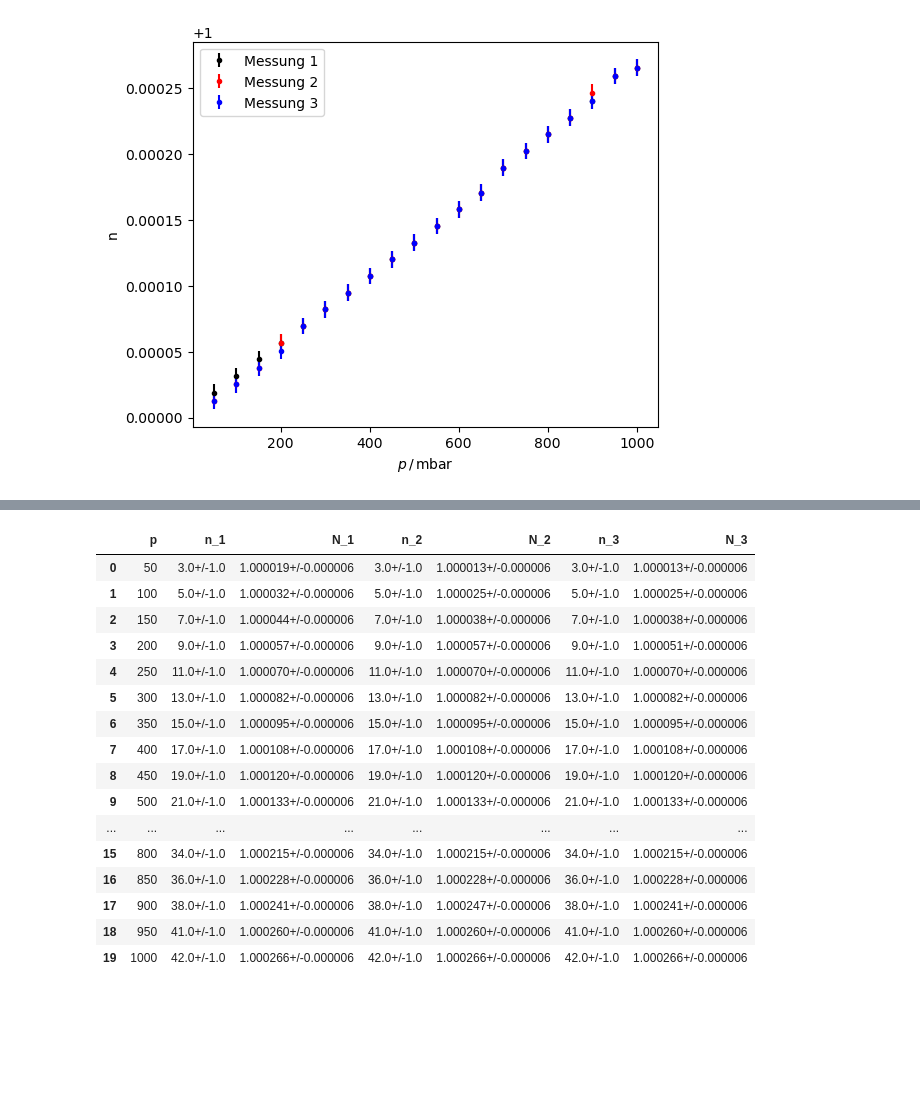
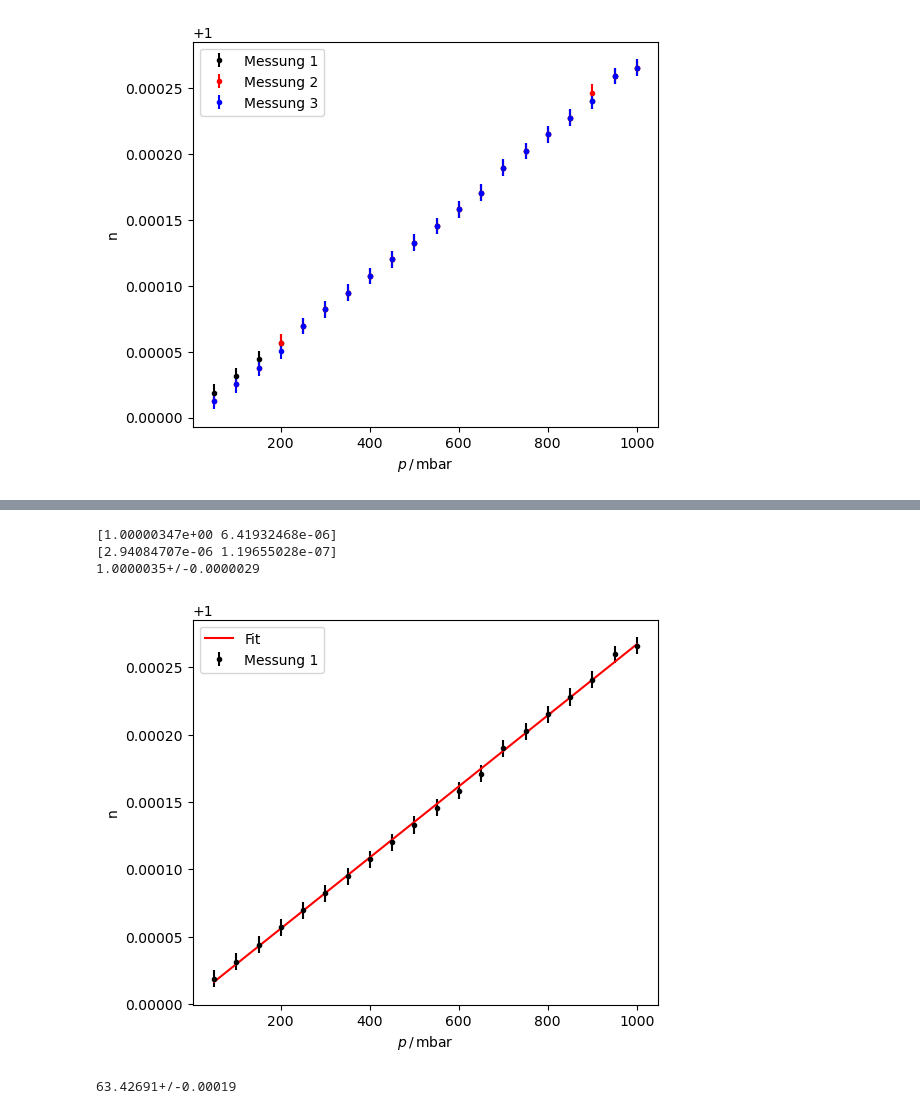
Before and after one commit to SamGTex/FP_Master_WS22-23, a Jupyter notebook: V64_Interferometrie/python/main.ipynb, the cells around one changed output, grey strips where cells are left out. Drawn from its saved outputs; the diff is of its cells as text; code cells hidden in the pictures; blank space fills up the shorter version.

```diff
--- a/V64_Interferometrie/python/main.ipynb
+++ b/V64_Interferometrie/python/main.ipynb
@@ -172,3 +173,0 @@ print(dif1)
-# %%
-def n_luft(dif):
-    return 1 + (dif * (T_1/T_0) * (p_0/(p_2 - p_1)) )
@@ -205,3 +174,9 @@ df2
+# %%
+T_1 = 19.9 + 273.15 #Kelvin
+T_0 = 15 + 273.15 #Kelvin
+p_0 = 1013 * 100 #pa
+R = 8.314 #J/mol K
+p = df2["p"].to_numpy() #mbar
 # %%
 df2["N_1"] = n_1
 df2["N_2"] = n_2
@@ -233,21 +209,27 @@ df2
-# %%
-df2 = df2[['p', 'n_1', 'N_1', 'n_2', 'N_2', 'n_3', 'N_3']]
-df2
-# %% [output]
-|  | p | n_1 | N_1 | n_2 | N_2 | n_3 | N_3 |
-| 0 | 50 | 3.0+/-1.0 | 1.000019+/-0.000006 | 3.0+/-1.0 | 1.000013+/-0.000006 | 3.0+/-1.0 | 1.000013+/-0.000006 |
-| 1 | 100 | 5.0+/-1.0 | 1.000032+/-0.000006 | 5.0+/-1.0 | 1.000025+/-0.000006 | 5.0+/-1.0 | 1.000025+/-0.000006 |
-| 2 | 150 | 7.0+/-1.0 | 1.000044+/-0.000006 | 7.0+/-1.0 | 1.000038+/-0.000006 | 7.0+/-1.0 | 1.000038+/-0.000006 |
-| 3 | 200 | 9.0+/-1.0 | 1.000057+/-0.000006 | 9.0+/-1.0 | 1.000057+/-0.000006 | 9.0+/-1.0 | 1.000051+/-0.000006 |
-| 4 | 250 | 11.0+/-1.0 | 1.000070+/-0.000006 | 11.0+/-1.0 | 1.000070+/-0.000006 | 11.0+/-1.0 | 1.000070+/-0.000006 |
-| 5 | 300 | 13.0+/-1.0 | 1.000082+/-0.000006 | 13.0+/-1.0 | 1.000082+/-0.000006 | 13.0+/-1.0 | 1.000082+/-0.000006 |
-| 6 | 350 | 15.0+/-1.0 | 1.000095+/-0.000006 | 15.0+/-1.0 | 1.000095+/-0.000006 | 15.0+/-1.0 | 1.000095+/-0.000006 |
-| 7 | 400 | 17.0+/-1.0 | 1.000108+/-0.000006 | 17.0+/-1.0 | 1.000108+/-0.000006 | 17.0+/-1.0 | 1.000108+/-0.000006 |
-| 8 | 450 | 19.0+/-1.0 | 1.000120+/-0.000006 | 19.0+/-1.0 | 1.000120+/-0.000006 | 19.0+/-1.0 | 1.000120+/-0.000006 |
-| 9 | 500 | 21.0+/-1.0 | 1.000133+/-0.000006 | 21.0+/-1.0 | 1.000133+/-0.000006 | 21.0+/-1.0 | 1.000133+/-0.000006 |
-| ... | ... | ... | ... | ... | ... | ... | ... |
-| 15 | 800 | 34.0+/-1.0 | 1.000215+/-0.000006 | 34.0+/-1.0 | 1.000215+/-0.000006 | 34.0+/-1.0 | 1.000215+/-0.000006 |
-| 16 | 850 | 36.0+/-1.0 | 1.000228+/-0.000006 | 36.0+/-1.0 | 1.000228+/-0.000006 | 36.0+/-1.0 | 1.000228+/-0.000006 |
-| 17 | 900 | 38.0+/-1.0 | 1.000241+/-0.000006 | 38.0+/-1.0 | 1.000247+/-0.000006 | 38.0+/-1.0 | 1.000241+/-0.000006 |
-| 18 | 950 | 41.0+/-1.0 | 1.000260+/-0.000006 | 41.0+/-1.0 | 1.000260+/-0.000006 | 41.0+/-1.0 | 1.000260+/-0.000006 |
-| 19 | 1000 | 42.0+/-1.0 | 1.000266+/-0.000006 | 42.0+/-1.0 | 1.000266+/-0.000006 | 42.0+/-1.0 | 1.000266+/-0.000006 |
+# %%
+def n_luft(a,b,p):
+    return (a * p)/(R * T_1) + b
+# %%
+param1, cov1 = curve_fit(n_luft, p * 100, unp.nominal_values(n_1), sigma=unp.std_devs(n_1), absolute_sigma=True)
+uncertainties1 = np.sqrt(np.diag(cov1))
+print(param1)
+print(uncertainties1)
+a1 = ufloat(param1[0], uncertainties1[0])
+print(a1)
+# %% [output]
+[1.00000347e+00 6.41932468e-06]
+[2.94084707e-06 1.19655028e-07]
+1.0000035+/-0.0000029
+# %%
+p_lin = np.linspace(p.min(), p.max(), 100)
+plt.figure(figsize=(6,5))
+
+plt.errorbar(p, unp.nominal_values(n_1), yerr=unp.std_devs(n_1),  fmt='k.', label='Messung 1')
+plt.plot(p_lin, n_luft(p_lin * 100, *param1), 'r-', label='Fit')
+
+plt.xlabel(r"$p \, / \, \mathrm{mbar}$")
+plt.ylabel('n')
+plt.legend()
+plt.show()
+# %% [output]
+[figure, added]
@@ -253,0 +239,4 @@ df2
+# %%
+print(lor(a1))
+# %% [output]
+63.42691+/-0.00019
```
Also changed, not shown: parts of 8 cells of this notebook, 2 other files.
